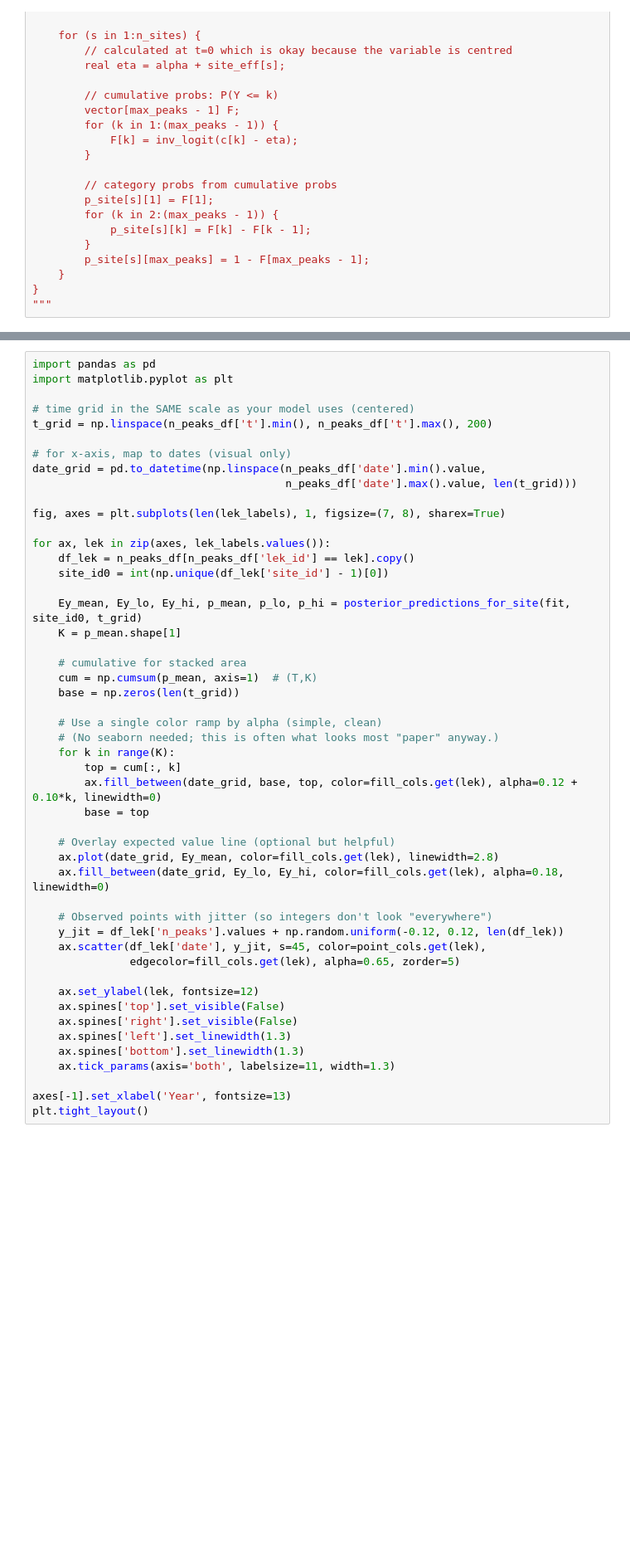
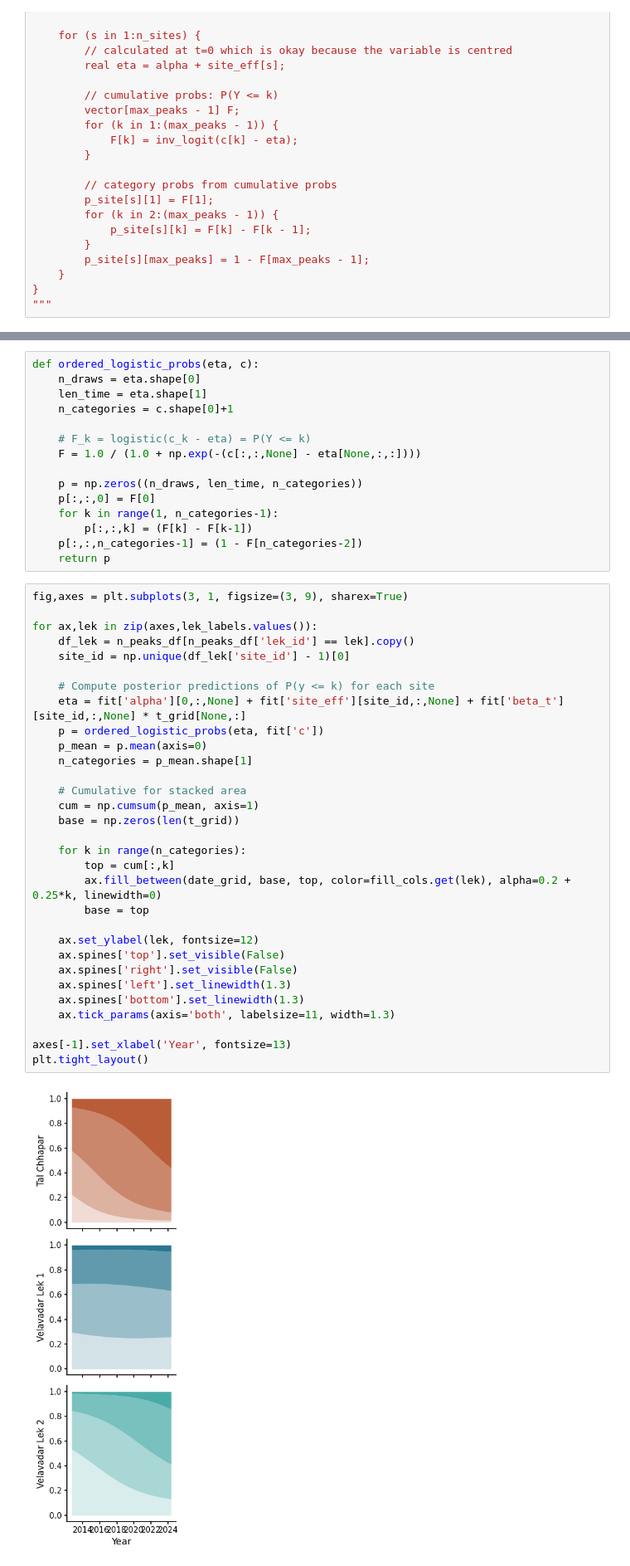
Before and after one commit to ruthviksp/territory_geometry, a Jupyter notebook: model_pcf.ipynb, the cells around one changed output, grey strips where cells are left out. Shown at 83% size. Cells and saved outputs as stored; diff of their text form; blank space fills up the shorter version.

Commit message:
updated plot for ordinal regression

```diff
--- a/model_pcf.ipynb
+++ b/model_pcf.ipynb
@@ -520,49 +387,48 @@ def posterior_predictions_for_site(fit, site_id0, t_grid):
+# %%
+def ordered_logistic_probs(eta, c):
+    n_draws = eta.shape[0]
+    len_time = eta.shape[1]
+    n_categories = c.shape[0]+1
+
+    # F_k = logistic(c_k - eta) = P(Y <= k)
+    F = 1.0 / (1.0 + np.exp(-(c[:,:,None] - eta[None,:,:])))
+
+    p = np.zeros((n_draws, len_time, n_categories))
+    p[:,:,0] = F[0]
+    for k in range(1, n_categories-1):
+        p[:,:,k] = (F[k] - F[k-1])
+    p[:,:,n_categories-1] = (1 - F[n_categories-2])
+    return p
 # %%
-import pandas as pd
-import matplotlib.pyplot as plt
+fig,axes = plt.subplots(3, 1, figsize=(3, 9), sharex=True)
 
-# time grid in the SAME scale as your model uses (centered)
-t_grid = np.linspace(n_peaks_df['t'].min(), n_peaks_df['t'].max(), 200)
+for ax,lek in zip(axes,lek_labels.values()):
+    df_lek = n_peaks_df[n_peaks_df['lek_id'] == lek].copy()
+    site_id = np.unique(df_lek['site_id'] - 1)[0]
 
-# for x-axis, map to dates (visual only)
-date_grid = pd.to_datetime(np.linspace(n_peaks_df['date'].min().value,
-                                       n_peaks_df['date'].max().value, len(t_grid)))
+    # Compute posterior predictions of P(y <= k) for each site
+    eta = fit['alpha'][0,:,None] + fit['site_eff'][site_id,:,None] + fit['beta_t'][site_id,:,None] * t_grid[None,:]
+    p = ordered_logistic_probs(eta, fit['c'])
+    p_mean = p.mean(axis=0)
+    n_categories = p_mean.shape[1]
 
-fig, axes = plt.subplots(len(lek_labels), 1, figsize=(7, 8), sharex=True)
-
-for ax, lek in zip(axes, lek_labels.values()):
-    df_lek = n_peaks_df[n_peaks_df['lek_id'] == lek].copy()
-    site_id0 = int(np.unique(df_lek['site_id'] - 1)[0])
-
-    Ey_mean, Ey_lo, Ey_hi, p_mean, p_lo, p_hi = posterior_predictions_for_site(fit, site_id0, t_grid)
-    K = p_mean.shape[1]
-
-    # cumulative for stacked area
-    cum = np.cumsum(p_mean, axis=1)  # (T,K)
+    # Cumulative for stacked area
+    cum = np.cumsum(p_mean, axis=1)
     base = np.zeros(len(t_grid))
 
-    # Use a single color ramp by alpha (simple, clean)
-    # (No seaborn needed; this is often what looks most "paper" anyway.)
-    for k in range(K):
-        top = cum[:, k]
-        ax.fill_between(date_grid, base, top, color=fill_cols.get(lek), alpha=0.12 + 0.10*k, linewidth=0)
+    for k in range(n_categories):
+        top = cum[:,k]
+        ax.fill_between(date_grid, base, top, color=fill_cols.get(lek), alpha=0.2 + 0.25*k, linewidth=0)
         base = top
-
-    # Overlay expected value line (optional but helpful)
-    ax.plot(date_grid, Ey_mean, color=fill_cols.get(lek), linewidth=2.8)
-    ax.fill_between(date_grid, Ey_lo, Ey_hi, color=fill_cols.get(lek), alpha=0.18, linewidth=0)
-
-    # Observed points with jitter (so integers don't look "everywhere")
-    y_jit = df_lek['n_peaks'].values + np.random.uniform(-0.12, 0.12, len(df_lek))
-    ax.scatter(df_lek['date'], y_jit, s=45, color=point_cols.get(lek),
-               edgecolor=fill_cols.get(lek), alpha=0.65, zorder=5)
 
     ax.set_ylabel(lek, fontsize=12)
     ax.spines['top'].set_visible(False)
     ax.spines['right'].set_visible(False)
     ax.spines['left'].set_linewidth(1.3)
     ax.spines['bottom'].set_linewidth(1.3)
     ax.tick_params(axis='both', labelsize=11, width=1.3)
 
 axes[-1].set_xlabel('Year', fontsize=13)
 plt.tight_layout()
+# %% [output]
+[figure, added]
```
Also changed, not shown: parts of 14 cells of this notebook, 2 other files.
